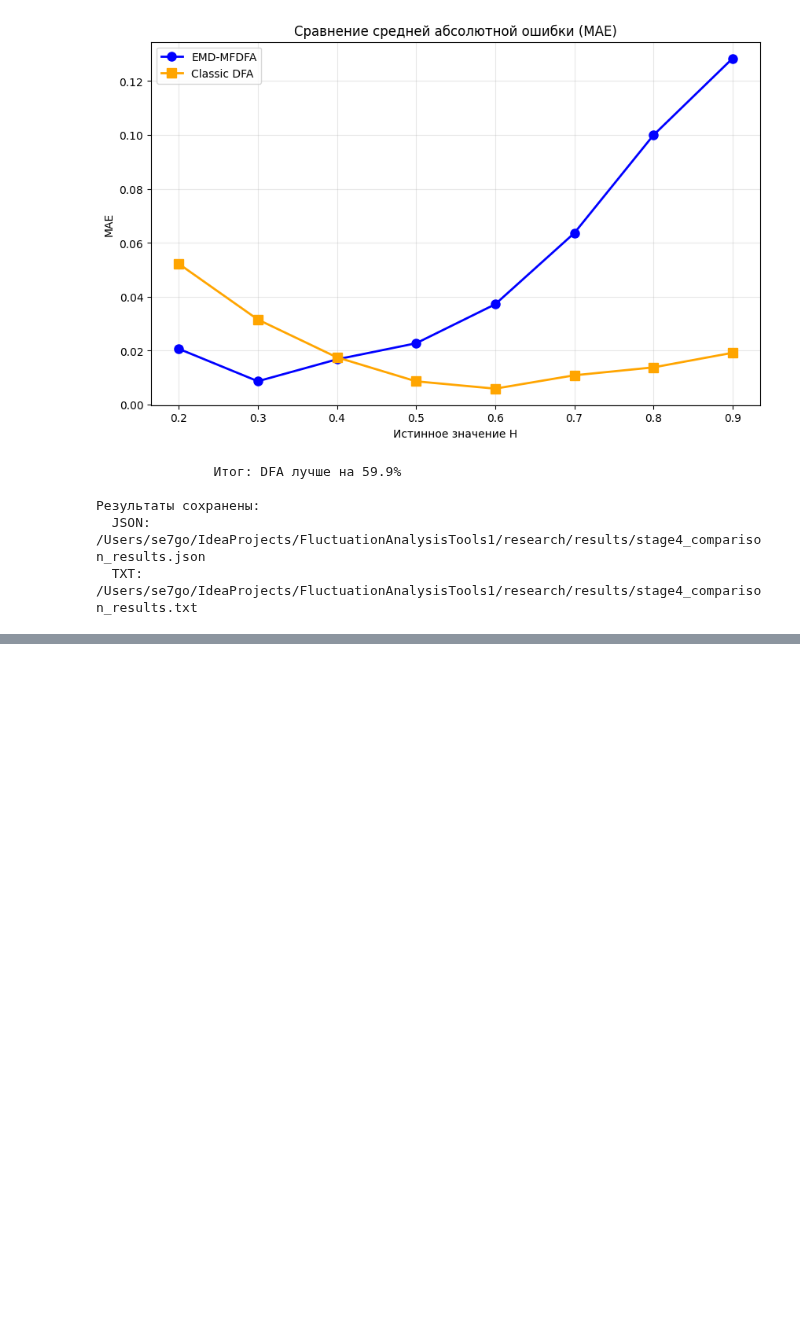
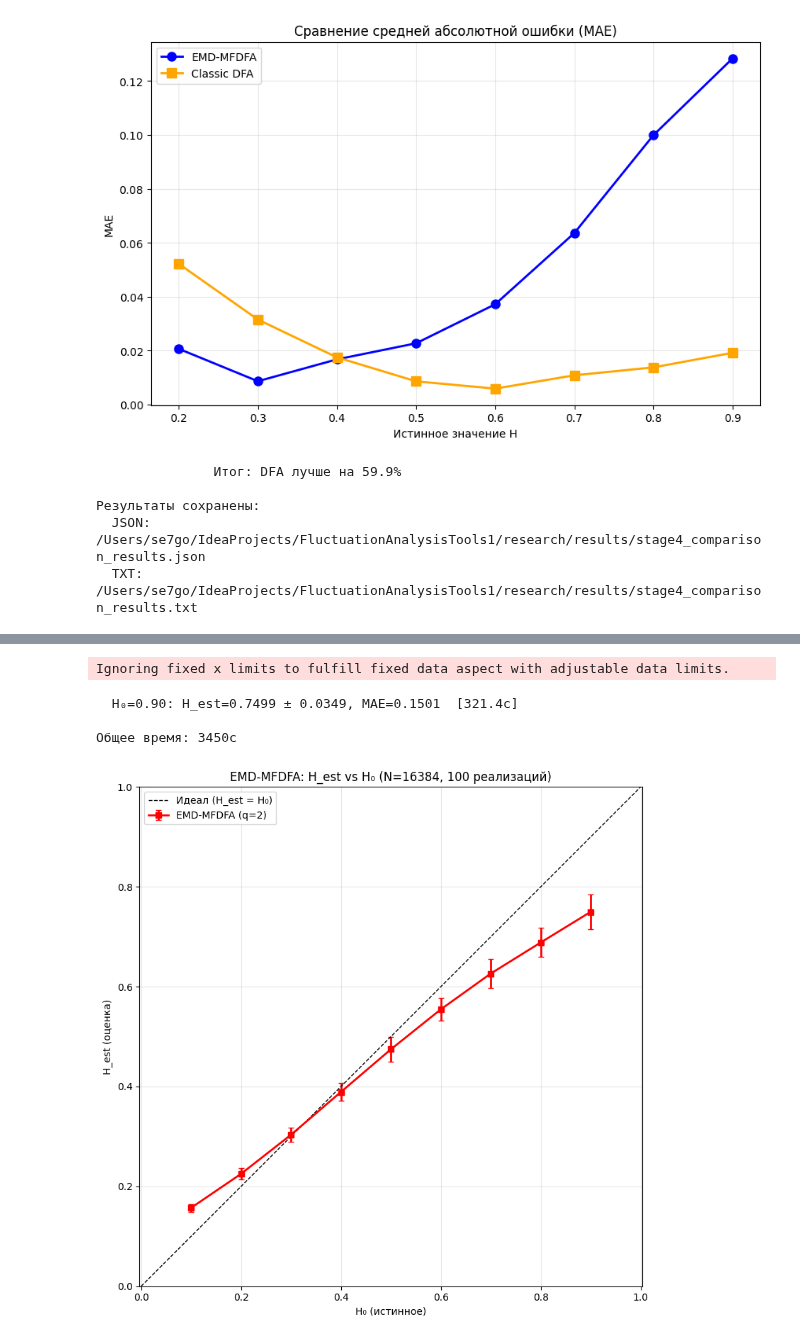
Before and after one commit to Digiratory/FluctuationAnalysisTools, a Jupyter notebook: research/emd_mfdfa_experiments.ipynb, the cells around one changed output, grey strips where cells are left out. Saved outputs shown, nothing was run; the diff lists cells and outputs as text; code cells hidden in the pictures; blank space fills up the shorter version.

```diff
--- a/research/emd_mfdfa_experiments.ipynb
+++ b/research/emd_mfdfa_experiments.ipynb
@@ -768,0 +1028,69 @@ print(f"  TXT:  {txt_file}")
+# %%
+# Эксп. 5.4: EMD-MFDFA — H_est vs H_true
+
+N_OPT = 2**14
+
+H_RANGE_MFDFA = np.arange(0.1, 1.0, 0.1)
+N_REALIZATIONS_MFDFA = 100
+
+print("=" * 70)
+print(f"Эксп. 5.4: EMD-MFDFA H_est vs H_true (N={N_OPT}, {N_REALIZATIONS_MFDFA} реализаций)")
+print("=" * 70)
+
+mfdfa_results = {}
+t_total = time.time()
+
+for H_true in H_RANGE_MFDFA:
+    t0 = time.time()
+    estimates = []
+    for i in range(N_REALIZATIONS_MFDFA):
+        np.random.seed(40000 + int(H_true * 1000) + i)
+        gen = create_kasdin_generator(h=H_true, length=N_OPT, normalize=True)
+        signal = gen.get_full_sequence()
+
+        q_vals, h_q, _ = emd_mfdfa(signal)
+        H_est = h_q[np.argmin(np.abs(q_vals - 2.0))]
+        estimates.append(H_est)
+
+    arr = np.array(estimates)
+    valid = arr[~np.isnan(arr)]
+    elapsed = time.time() - t0
+    mfdfa_results[H_true] = {
+        "mean": float(np.mean(valid)),
+        "std": float(np.std(valid)),
+        "mae": float(np.mean(np.abs(valid - H_true))),
+    }
+    print(f"  H₀={H_true:.2f}: H_est={np.mean(valid):.4f} ± {np.std(valid):.4f}, "
+          f"MAE={np.mean(np.abs(valid - H_true)):.4f}  [{elapsed:.1f}с]")
+
+print(f"\nОбщее время: {time.time() - t_total:.0f}с")
+
+# --- График H_est vs H_true (EMD-MFDFA) ---
+plt.figure(figsize=(8, 8))
+h_true_vals = sorted(mfdfa_results.keys())
+h_est_means = [mfdfa_results[h]["mean"] for h in h_true_vals]
+h_est_stds = [mfdfa_results[h]["std"] for h in h_true_vals]
+
+plt.errorbar(h_true_vals, h_est_means, yerr=h_est_stds,
+             fmt="s-", color="red", capsize=3, label="EMD-MFDFA (q=2)", linewidth=2)
+plt.plot([0, 1], [0, 1], "k--", label="Идеал (H_est = H₀)", linewidth=1)
+
+plt.xlabel("H₀ (истинное)")
+plt.ylabel("H_est (оценка)")
+plt.title(f"EMD-MFDFA: H_est vs H₀ (N={N_OPT}, {N_REALIZATIONS_MFDFA} реализаций)")
+plt.legend()
+plt.grid(True, alpha=0.3)
+plt.axis("equal")
+plt.xlim(0, 1)
+plt.ylim(0, 1)
+plt.tight_layout()
+plt.show()
+
+print("\n" + "=" * 50)
+print(f"{'H₀':>6}  {'H_est':>8}  {'±σ':>8}  {'MAE':>8}")
+print("-" * 50)
+for h in h_true_vals:
+    r = mfdfa_results[h]
+    print(f"{h:>6.2f}  {r['mean']:>8.4f}  {r['std']:>8.4f}  {r['mae']:>8.4f}")
+print("=" * 50)
+# %% [output]
@@ -768,0 +1108,5 @@ print(f"  TXT:  {txt_file}")
+Ignoring fixed x limits to fulfill fixed data aspect with adjustable data limits.
+  H₀=0.90: H_est=0.7499 ± 0.0349, MAE=0.1501  [321.4с]
+
+Общее время: 3450с
+[figure, added]
```
Also changed, not shown: parts of 7 cells of this notebook, 1 other file.
